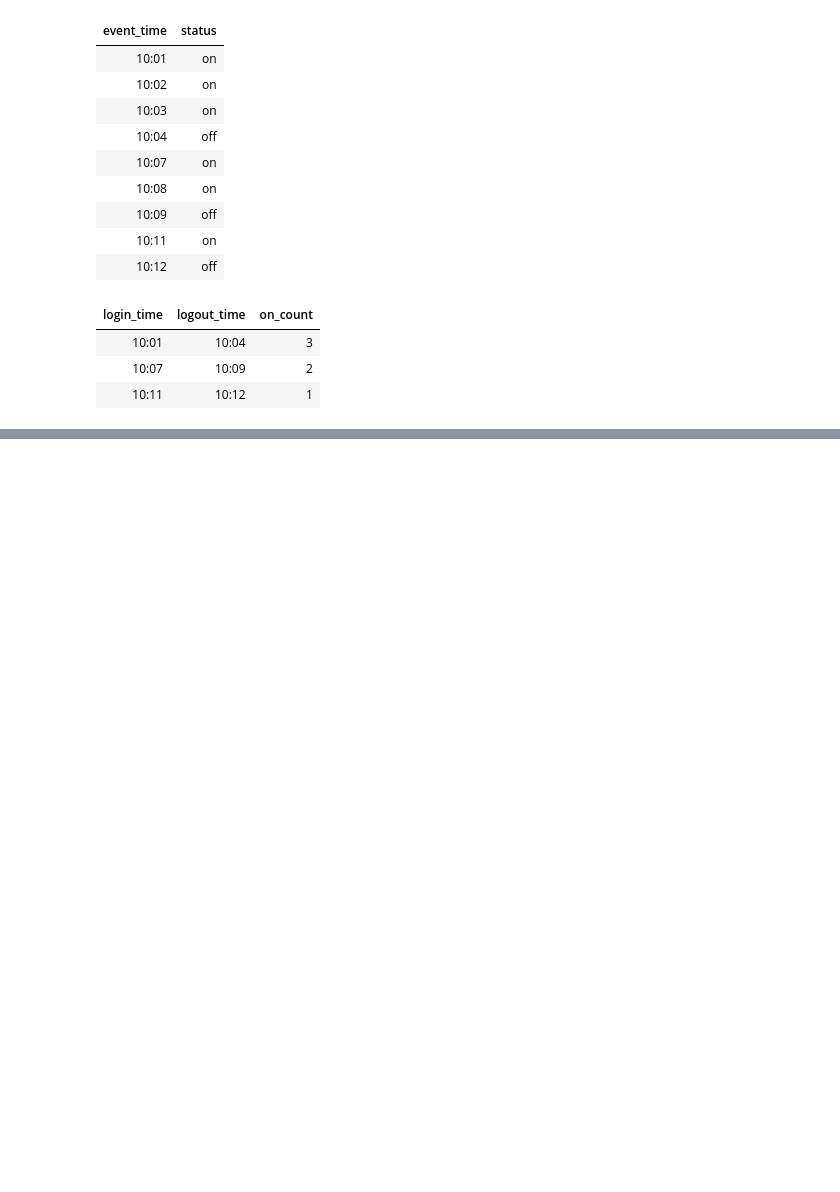
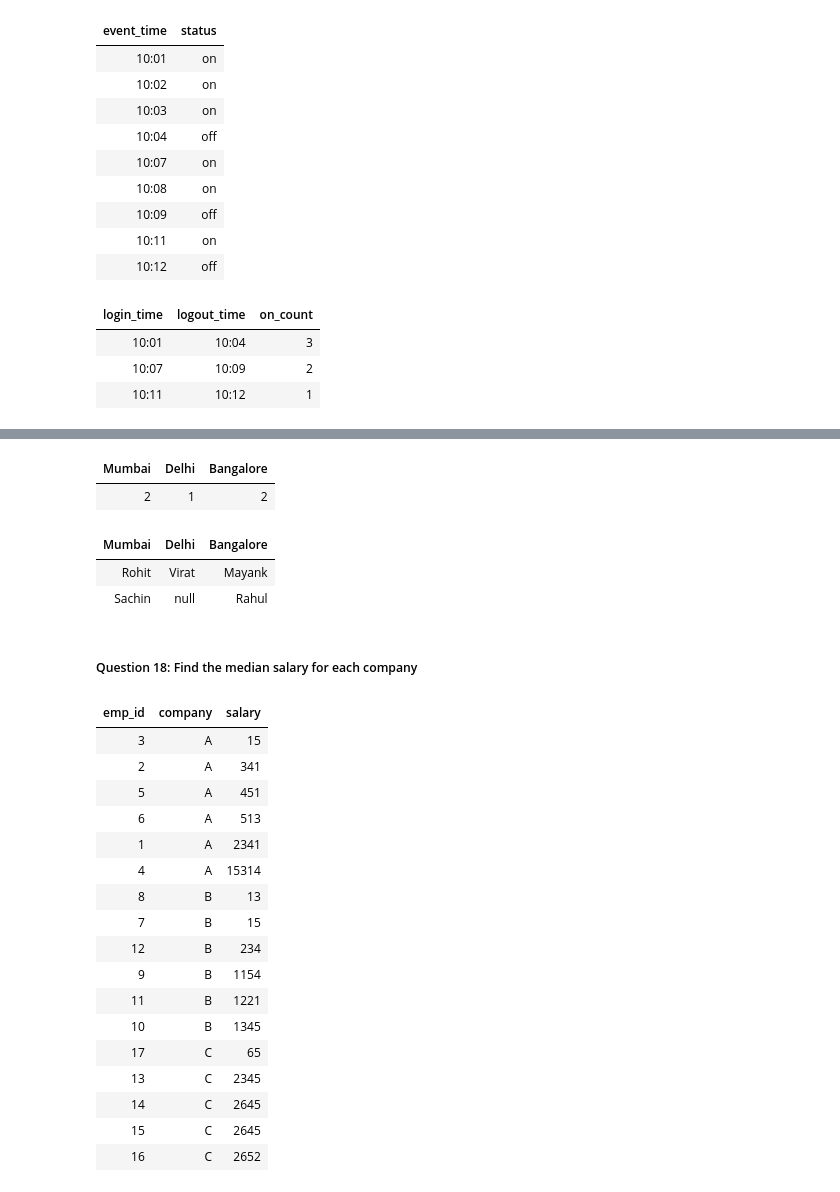
Before and after one commit to Rupam-1/SQL-Pyspark-practise_youtube, a Jupyter notebook: 03. SQL - Part2.ipynb, the cells around one changed output, grey strips where cells are left out. Saved outputs shown, nothing was run; the diff lists cells and outputs as text; code cells hidden in the pictures; blank space fills up the shorter version.

```diff
--- a/03. SQL - Part2.ipynb
+++ b/03. SQL - Part2.ipynb
@@ -1282,0 +1308,77 @@ group by total;
+# %%
+%sql
+select * from players_location
+pivot (
+    count(name)
+    for city in ('Mumbai', 'Delhi', 'Bangalore')
+);
+# %% [output]
+| Mumbai | Delhi | Bangalore |
+| 2 | 1 | 2 |
+# %%
+%sql
+with cte as (
+select
+    name,
+    city,
+    row_number() over (partition by city order by name) as rn
+from players_location
+)
+select
+    max(case when city = 'Mumbai' then name end) as Mumbai,
+    max(case when city = 'Delhi' then name end) as Delhi,
+    max(case when city = 'Bangalore' then name end) as Bangalore
+from cte
+group by rn;
+# %% [output]
+| Mumbai | Delhi | Bangalore |
+| Rohit | Virat | Mayank |
+| Sachin | null | Rahul |
+# %% [markdown]
+##### Question 18: Find the median salary for each company
+# %%
+%sql
+DROP TABLE IF EXISTS employee;
+CREATE TABLE employee (
+    emp_id INT,
+    company VARCHAR(10),
+    salary INT
+);
+INSERT INTO employee VALUES
+(1, 'A', 2341),
+(2, 'A', 341),
+(3, 'A', 15),
+(4, 'A', 15314),
+(5, 'A', 451),
+(6, 'A', 513),
+(7, 'B', 15),
+(8, 'B', 13),
+(9, 'B', 1154),
+(10, 'B', 1345),
+(11, 'B', 1221),
+(12, 'B', 234),
+(13, 'C', 2345),
+(14, 'C', 2645),
+(15, 'C', 2645),
+(16, 'C', 2652),
+(17, 'C', 65);
+select * from employee order by company, salary;
+# %% [output]
+| emp_id | company | salary |
+| 3 | A | 15 |
+| 2 | A | 341 |
+| 5 | A | 451 |
+| 6 | A | 513 |
+| 1 | A | 2341 |
+| 4 | A | 15314 |
+| 8 | B | 13 |
+| 7 | B | 15 |
+| 12 | B | 234 |
+| 9 | B | 1154 |
+| 11 | B | 1221 |
+| 10 | B | 1345 |
+| 17 | C | 65 |
+| 13 | C | 2345 |
+| 14 | C | 2645 |
+| 15 | C | 2645 |
+| 16 | C | 2652 |
```
Also changed, not shown: parts of 3 cells of this notebook, 1 other file.
